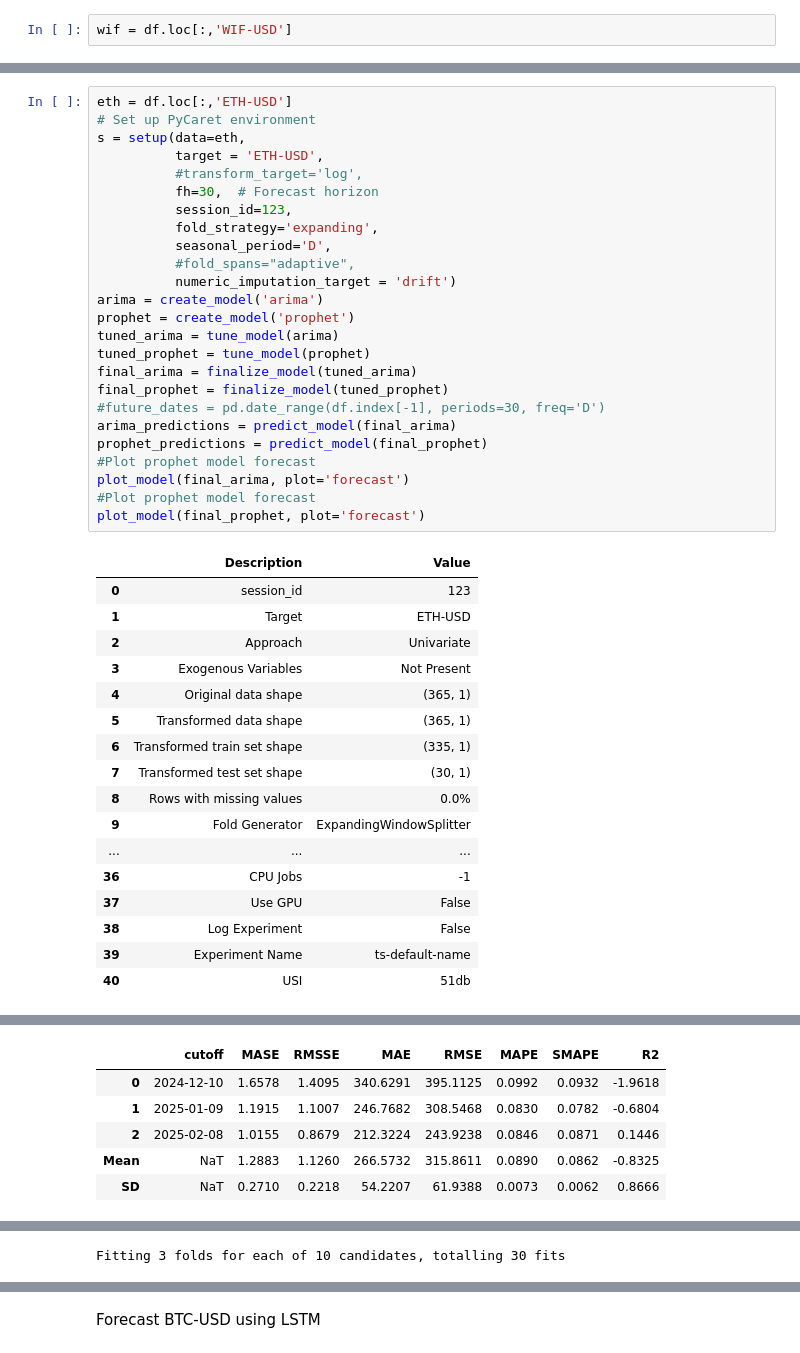
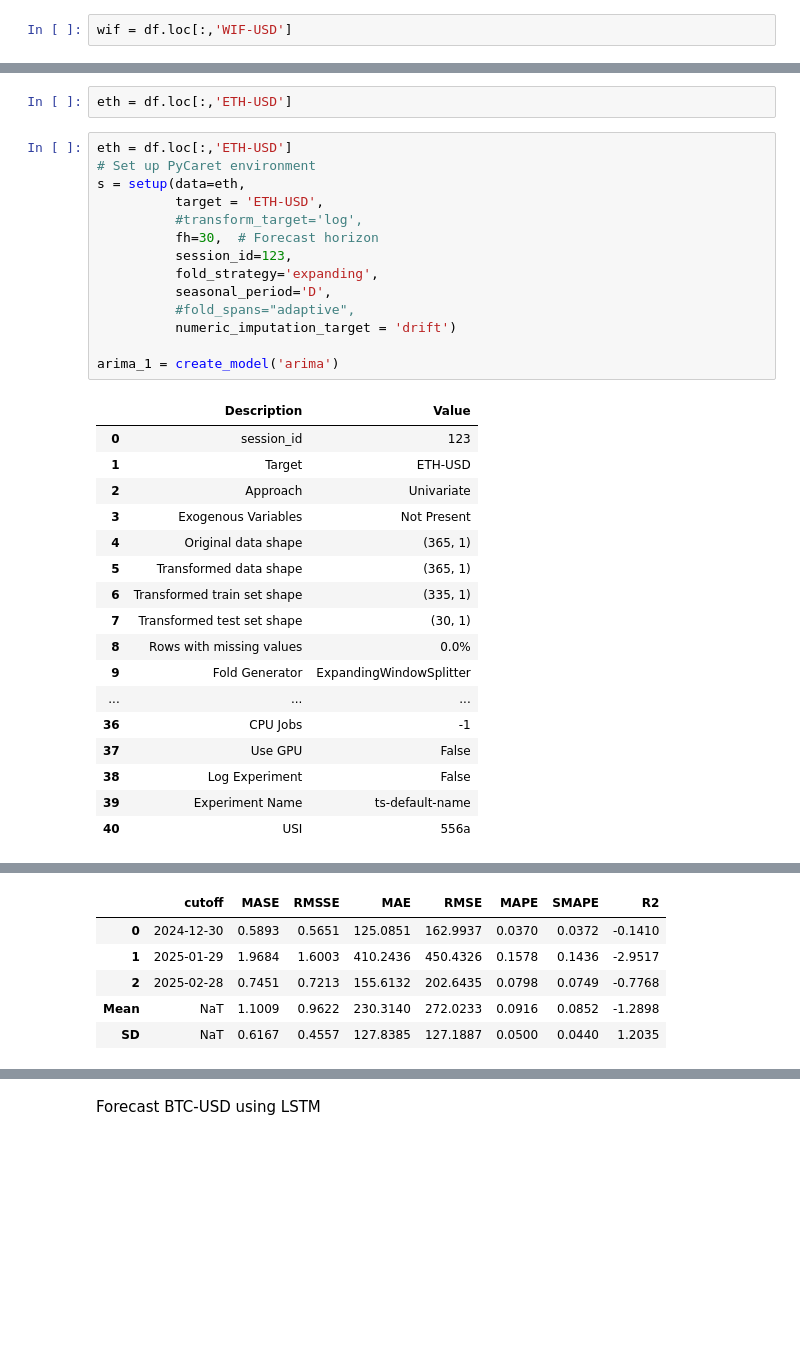
Before and after one commit to gedghill/AE2, a Jupyter notebook: arima_prophet_forecast.ipynb, the cells around one changed output, grey strips where cells are left out. Saved outputs shown, nothing was run; the diff lists cells and outputs as text; blank space fills up the shorter version.

```diff
--- a/arima_prophet_forecast.ipynb
+++ b/arima_prophet_forecast.ipynb
@@ -330,51 +430,42 @@ ETH Forecast with ARIMA and Prophet
+# %%
+eth = df.loc[:,'ETH-USD']
 # %%
 eth = df.loc[:,'ETH-USD']
 # Set up PyCaret environment
 s = setup(data=eth,
           target = 'ETH-USD',
           #transform_target='log',
           fh=30,  # Forecast horizon
           session_id=123,
           fold_strategy='expanding',
           seasonal_period='D',
           #fold_spans="adaptive",
           numeric_imputation_target = 'drift')
-arima = create_model('arima')
-prophet = create_model('prophet')
-tuned_arima = tune_model(arima)
-tuned_prophet = tune_model(prophet)
-final_arima = finalize_model(tuned_arima)
-final_prophet = finalize_model(tuned_prophet)
-#future_dates = pd.date_range(df.index[-1], periods=30, freq='D')
-arima_predictions = predict_model(final_arima)
-prophet_predictions = predict_model(final_prophet)
-#Plot prophet model forecast
-plot_model(final_arima, plot='forecast')
-#Plot prophet model forecast
-plot_model(final_prophet, plot='forecast')
+
+arima_1 = create_model('arima')
 # %% [output]
 |  | Description | Value |
 | 0 | session_id | 123 |
 | 1 | Target | ETH-USD |
 | 2 | Approach | Univariate |
 | 3 | Exogenous Variables | Not Present |
 | 4 | Original data shape | (365, 1) |
 | 5 | Transformed data shape | (365, 1) |
 | 6 | Transformed train set shape | (335, 1) |
 | 7 | Transformed test set shape | (30, 1) |
 | 8 | Rows with missing values | 0.0% |
 | 9 | Fold Generator | ExpandingWindowSplitter |
 | ... | ... | ... |
 | 36 | CPU Jobs | -1 |
 | 37 | Use GPU | False |
 | 38 | Log Experiment | False |
 | 39 | Experiment Name | ts-default-name |
-| 40 | USI | 51db |
+| 40 | USI | 556a |
 [interactive output not drawn]
 |  | cutoff | MASE | RMSSE | MAE | RMSE | MAPE | SMAPE | R2 |
-| 0 | 2024-12-10 | 1.6578 | 1.4095 | 340.6291 | 395.1125 | 0.0992 | 0.0932 | -1.9618 |
-| 1 | 2025-01-09 | 1.1915 | 1.1007 | 246.7682 | 308.5468 | 0.0830 | 0.0782 | -0.6804 |
-| 2 | 2025-02-08 | 1.0155 | 0.8679 | 212.3224 | 243.9238 | 0.0846 | 0.0871 | 0.1446 |
-| Mean | NaT | 1.2883 | 1.1260 | 266.5732 | 315.8611 | 0.0890 | 0.0862 | -0.8325 |
-| SD | NaT | 0.2710 | 0.2218 | 54.2207 | 61.9388 | 0.0073 | 0.0062 | 0.8666 |
+| 0 | 2024-12-30 | 0.5893 | 0.5651 | 125.0851 | 162.9937 | 0.0370 | 0.0372 | -0.1410 |
+| 1 | 2025-01-29 | 1.9684 | 1.6003 | 410.2436 | 450.4326 | 0.1578 | 0.1436 | -2.9517 |
+| 2 | 2025-02-28 | 0.7451 | 0.7213 | 155.6132 | 202.6435 | 0.0798 | 0.0749 | -0.7768 |
+| Mean | NaT | 1.1009 | 0.9622 | 230.3140 | 272.0233 | 0.0916 | 0.0852 | -1.2898 |
+| SD | NaT | 0.6167 | 0.4557 | 127.8385 | 127.1887 | 0.0500 | 0.0440 | 1.2035 |
 [interactive output not drawn]
@@ -397 +471,0 @@ plot_model(final_prophet, plot='forecast')
-Fitting 3 folds for each of 10 candidates, totalling 30 fits
```
Also changed, not shown: parts of 23 cells of this notebook, 8 other files.
